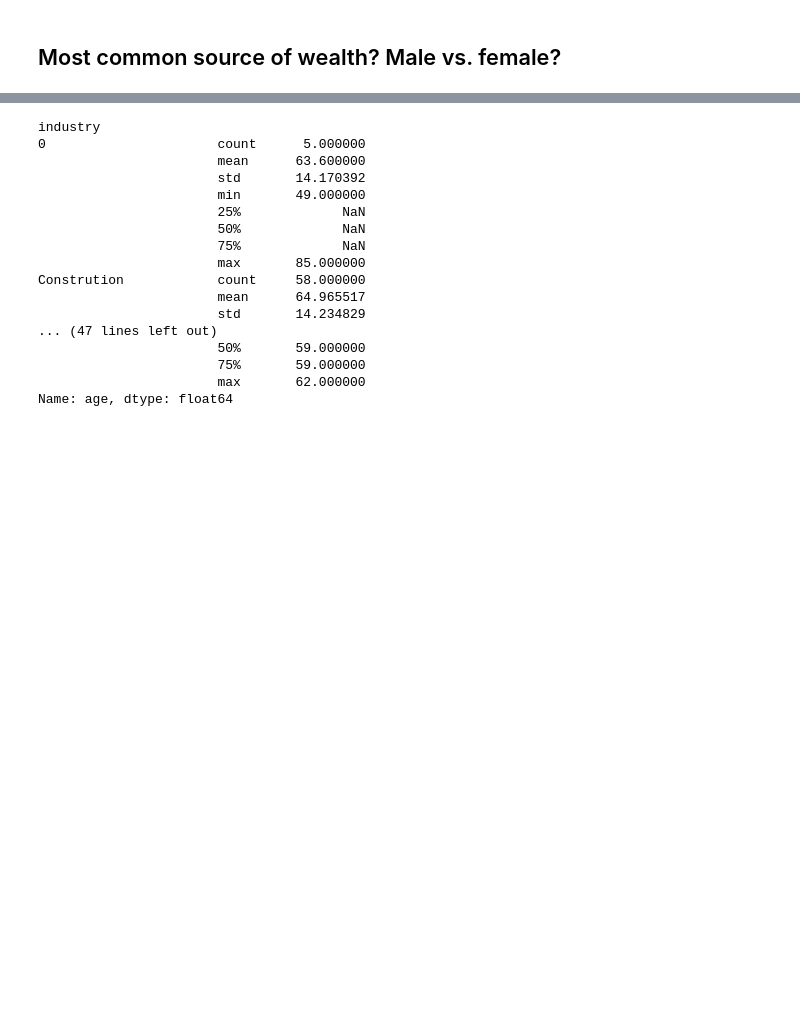
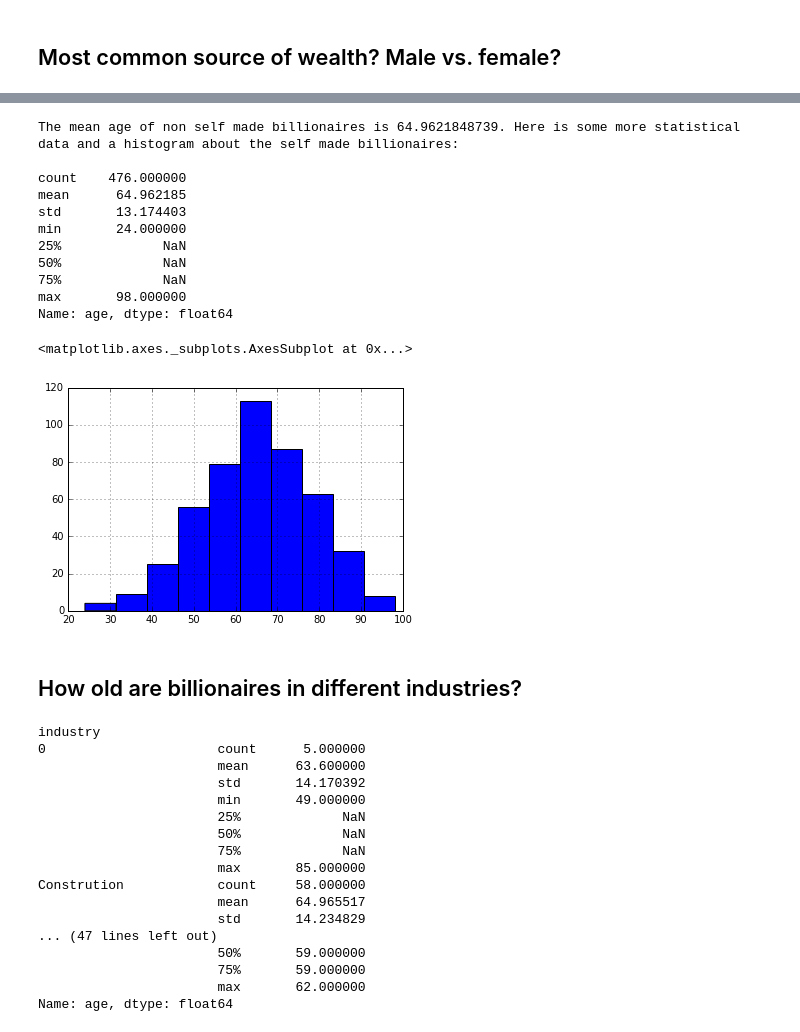
Before and after one commit to thisss/foundations-homework, a Jupyter notebook: foundations/07/homework_7_research.ipynb, the cells around one changed output, grey strips where cells are left out. Saved outputs shown, nothing was run; the diff lists cells and outputs as text; code cells hidden in the pictures; blank space fills up the shorter version.

```diff
--- a/foundations/07/homework_7_research.ipynb
+++ b/foundations/07/homework_7_research.ipynb
@@ -189,3 +222,23 @@ Name: age, dtype: float64
+# %%
+print("\nThe mean age of non self made billionaires is", str(inherited['age'].mean()) + ". Here is some more statistical data and a histogram about the self made billionaires:\n")
+print(inherited['age'].describe())
+inherited['age'].hist()
+# %% [output]
+The mean age of non self made billionaires is 64.9621848739. Here is some more statistical data and a histogram about the self made billionaires:
+
+count    476.000000
+mean      64.962185
+std       13.174403
+min       24.000000
+25%             NaN
+50%             NaN
+75%             NaN
+max       98.000000
+Name: age, dtype: float64
+<matplotlib.axes._subplots.AxesSubplot at 0x...>
+[figure, added]
+# %% [markdown]
+## How old are billionaires in different industries?
 # %%
 rich.groupby('industry')['age'].describe()
 # %% [output]
```
Also changed, not shown: parts of 15 cells of this notebook.
